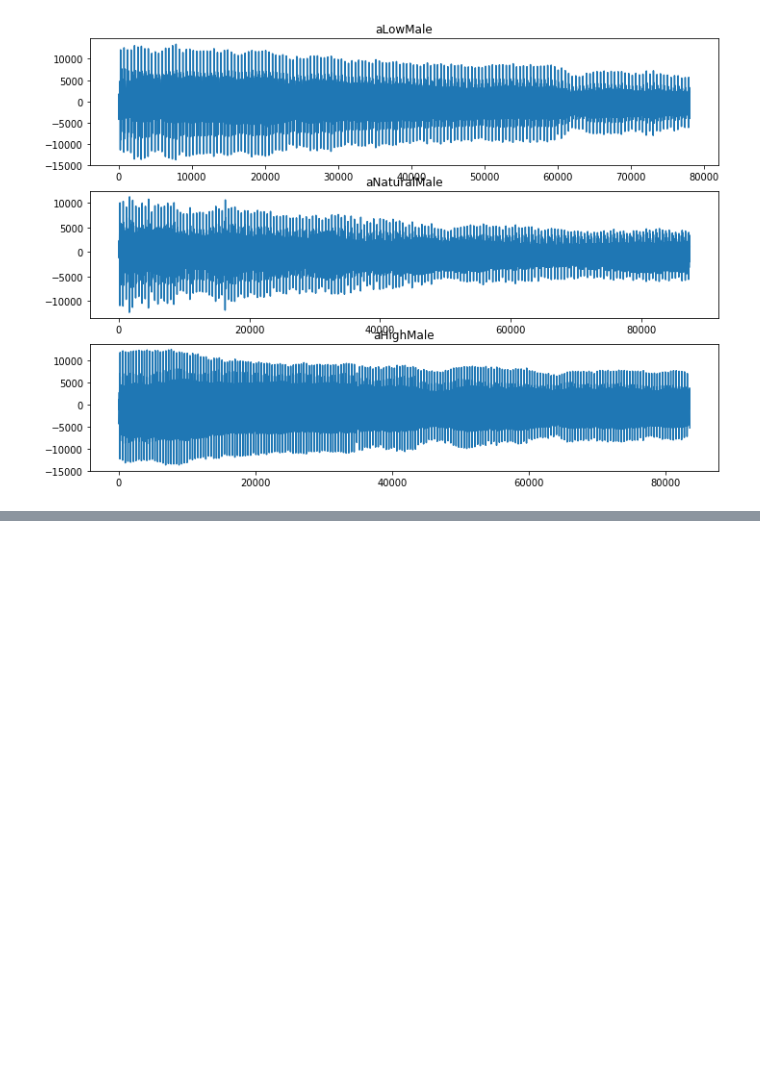
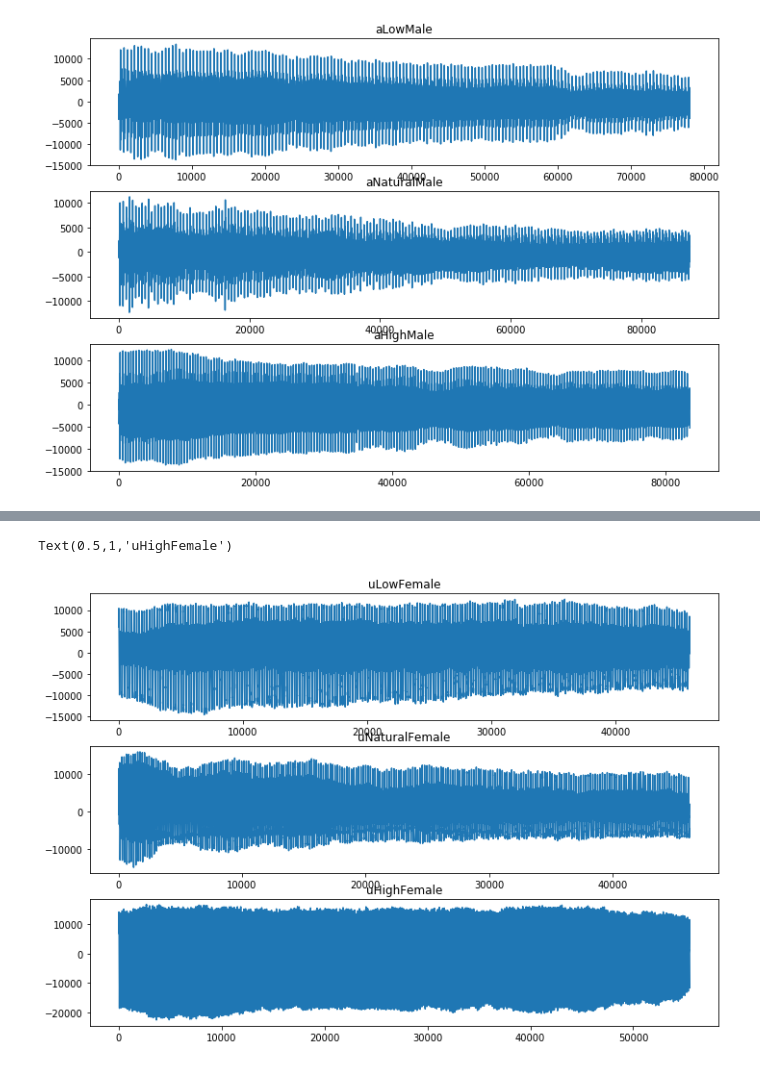
Before and after one commit to tynski/VoicePathology, a Jupyter notebook: vowelsAnalysis.ipynb, the cells around one changed output, grey strips where cells are left out. Cells and saved outputs as stored; diff of their text form; code cells hidden in the pictures; blank space fills up the shorter version.

```diff
--- a/vowelsAnalysis.ipynb
+++ b/vowelsAnalysis.ipynb
@@ -37,0 +54,15 @@ array([<matplotlib.axes._subplots.AxesSubplot object at 0x...>,
+# %%
+uLowFemale = wavfile.read('/home/barti/Documents/voicePathology/voiceDataset/3-u_l.wav')[1]
+uNaturalFemale = wavfile.read('/home/barti/Documents/voicePathology/voiceDataset/3-u_n.wav')[1]
+uHighFemale = wavfile.read('/home/barti/Documents/voicePathology/voiceDataset/3-u_h.wav')[1]
+uLowMale = wavfile.read('/home/barti/Documents/voicePathology/voiceDataset/4-u_l.wav')[1]
+uNaturalMale = wavfile.read('/home/barti/Documents/voicePathology/voiceDataset/4-u_n.wav')[1]
+uHighMale = wavfile.read('/home/barti/Documents/voicePathology/voiceDataset/4-u_h.wav')[1]
+# %%
+fig, ax = plt.subplots(nrows=3,ncols=1,figsize=(11.7, 8.27))
+sns.lineplot(ax=ax[0],data=uLowFemale).set_title('uLowFemale')
+sns.lineplot(ax=ax[1],data=uNaturalFemale).set_title('uNaturalFemale')
+sns.lineplot(ax=ax[2],data=uHighFemale).set_title('uHighFemale')
+# %% [output]
+Text(0.5,1,'uHighFemale')
+[figure, added]
```
Also changed, not shown: parts of 5 cells of this notebook.
